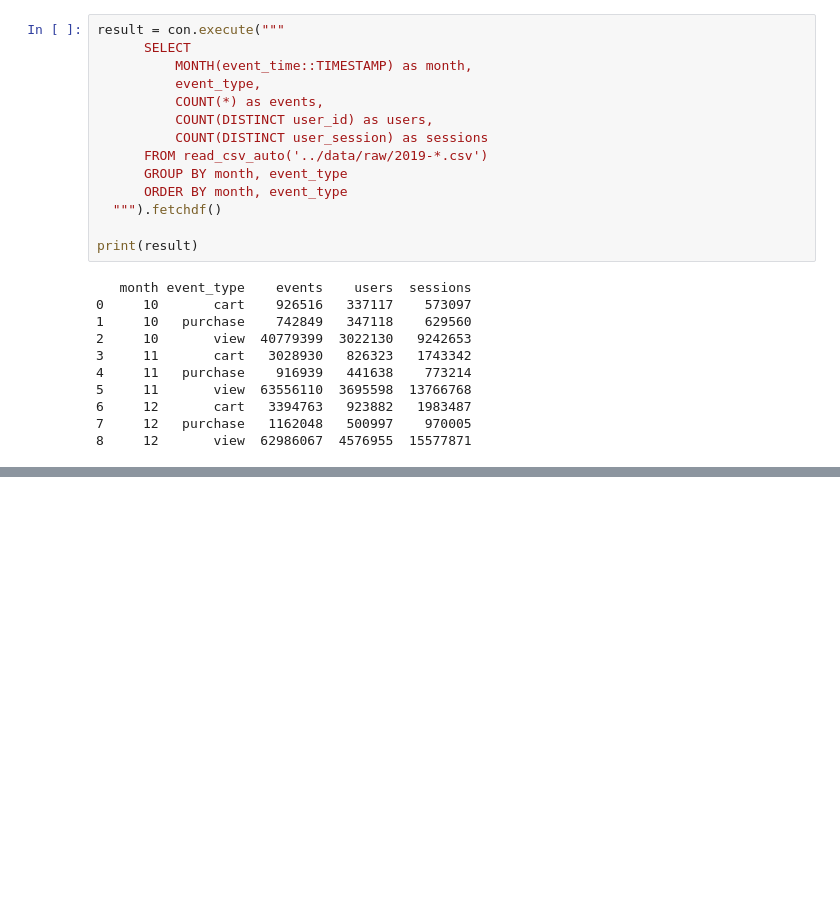
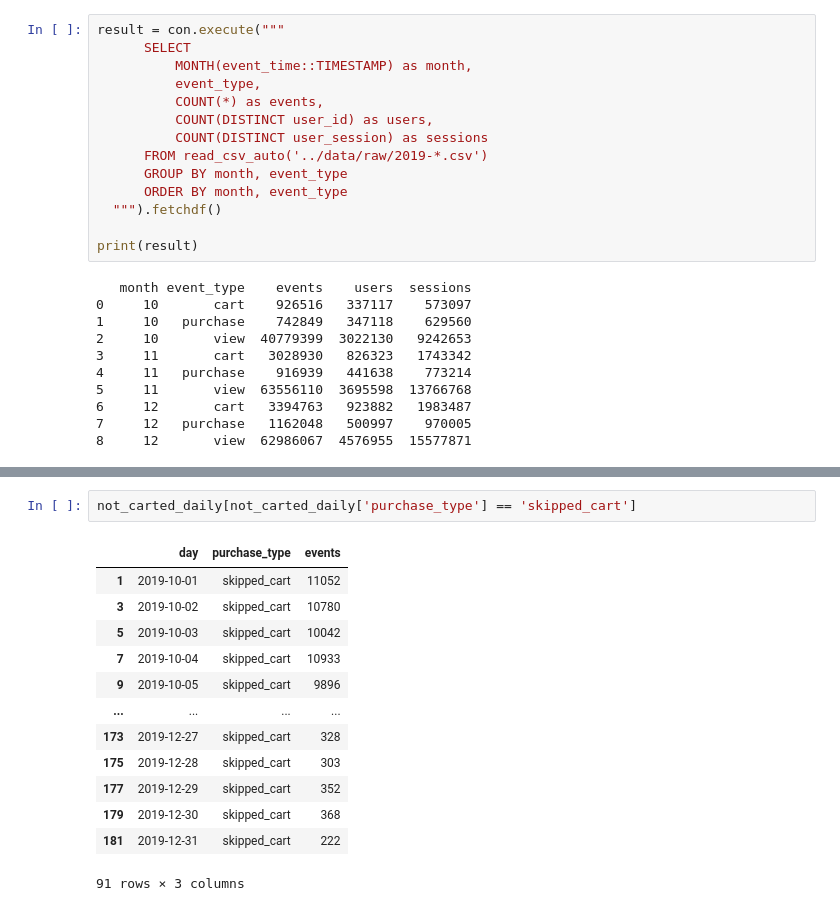
Before and after one commit to Mobin-Seyedmohammadi/marketplace-disengagement-analysis, a Jupyter notebook: notebooks/01_eda_initial.ipynb, the cells around one changed output, grey strips where cells are left out. Drawn from its saved outputs; the diff is of its cells as text; blank space fills up the shorter version.

```diff
--- a/notebooks/01_eda_initial.ipynb
+++ b/notebooks/01_eda_initial.ipynb
@@ -268,0 +223,16 @@ The session-level funnel — built next — is the clean unit of measurement tha
+# %%
+not_carted_daily[not_carted_daily['purchase_type'] == 'skipped_cart']
+# %% [output]
+|  | day | purchase_type | events |
+| 1 | 2019-10-01 | skipped_cart | 11052 |
+| 3 | 2019-10-02 | skipped_cart | 10780 |
+| 5 | 2019-10-03 | skipped_cart | 10042 |
+| 7 | 2019-10-04 | skipped_cart | 10933 |
+| 9 | 2019-10-05 | skipped_cart | 9896 |
+| ... | ... | ... | ... |
+| 173 | 2019-12-27 | skipped_cart | 328 |
+| 175 | 2019-12-28 | skipped_cart | 303 |
+| 177 | 2019-12-29 | skipped_cart | 352 |
+| 179 | 2019-12-30 | skipped_cart | 368 |
+| 181 | 2019-12-31 | skipped_cart | 222 |
+91 rows × 3 columns
```
Also changed, not shown: parts of 19 cells of this notebook, 4 other files.
